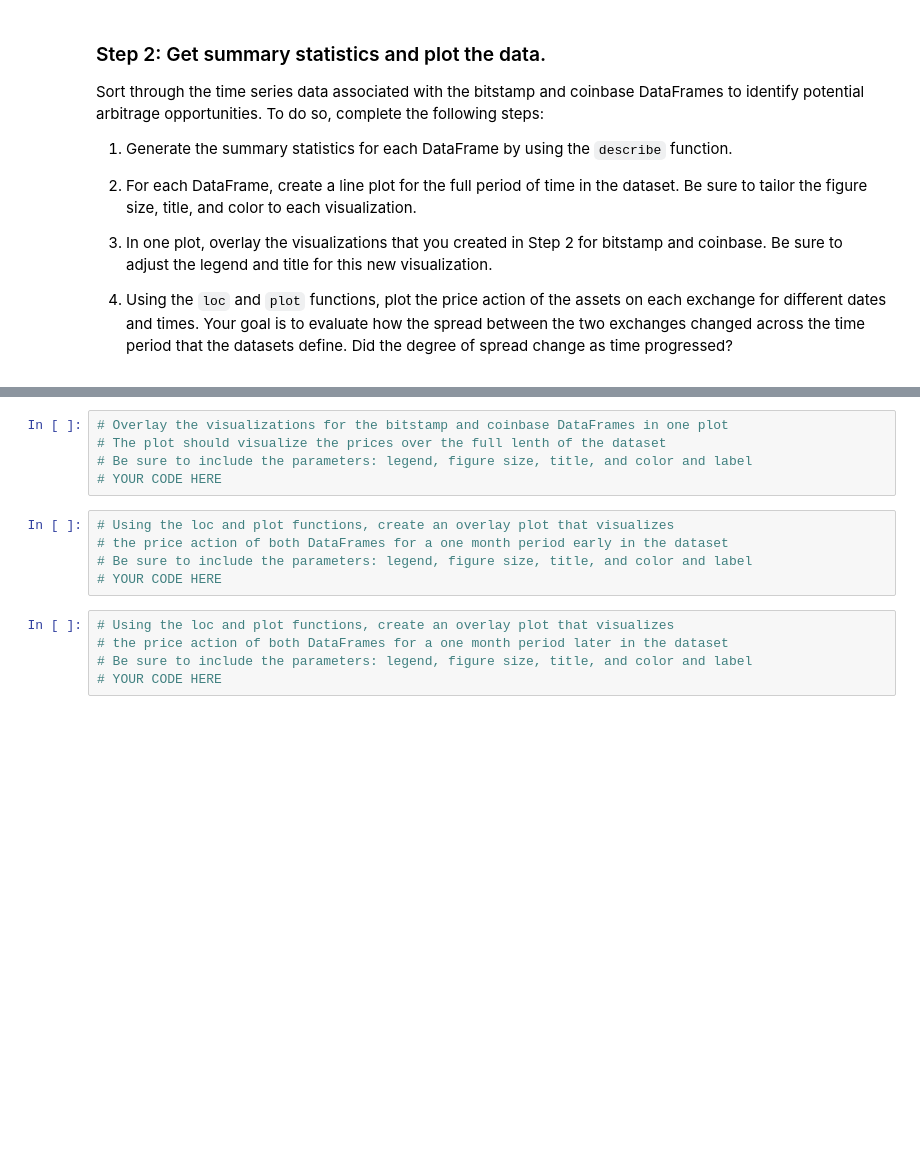
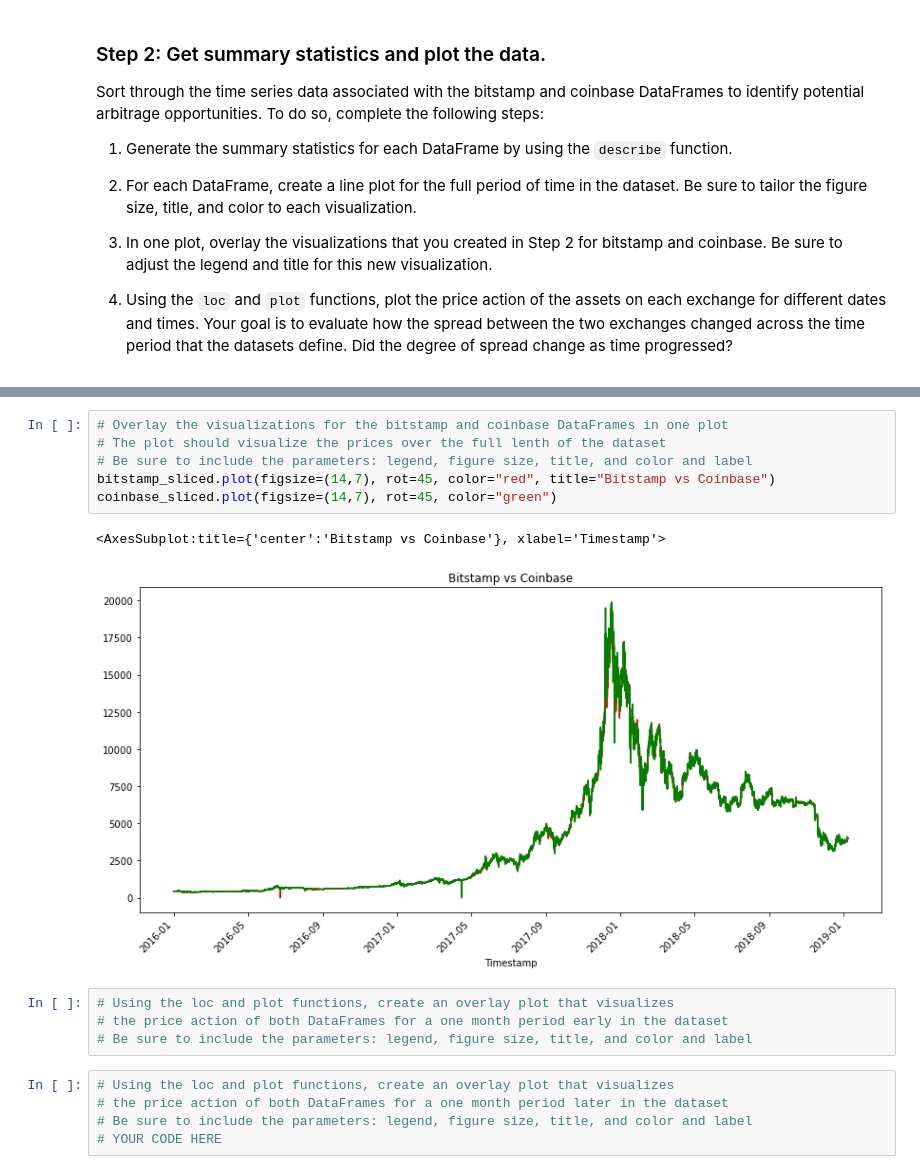
Before and after one commit to amexvasquez1/Bitcoin-pandas_analysis, a Jupyter notebook: crypto_arbitrage.ipynb, the cells around one changed output, grey strips where cells are left out. Saved outputs shown, nothing was run; the diff lists cells and outputs as text; blank space fills up the shorter version.

```diff
--- a/crypto_arbitrage.ipynb
+++ b/crypto_arbitrage.ipynb
@@ -283,13 +323,16 @@ Sort through the time series data associated with the bitstamp and coinbase Data
 # %%
 # Overlay the visualizations for the bitstamp and coinbase DataFrames in one plot
 # The plot should visualize the prices over the full lenth of the dataset
 # Be sure to include the parameters: legend, figure size, title, and color and label
-# YOUR CODE HERE
+bitstamp_sliced.plot(figsize=(14,7), rot=45, color="red", title="Bitstamp vs Coinbase")
+coinbase_sliced.plot(figsize=(14,7), rot=45, color="green")
+# %% [output]
+<AxesSubplot:title={'center':'Bitstamp vs Coinbase'}, xlabel='Timestamp'>
+[figure, added]
 # %%
 # Using the loc and plot functions, create an overlay plot that visualizes
 # the price action of both DataFrames for a one month period early in the dataset
 # Be sure to include the parameters: legend, figure size, title, and color and label
-# YOUR CODE HERE
 # %%
 # Using the loc and plot functions, create an overlay plot that visualizes
 # the price action of both DataFrames for a one month period later in the dataset
```
Also changed, not shown: parts of 8 cells of this notebook.
